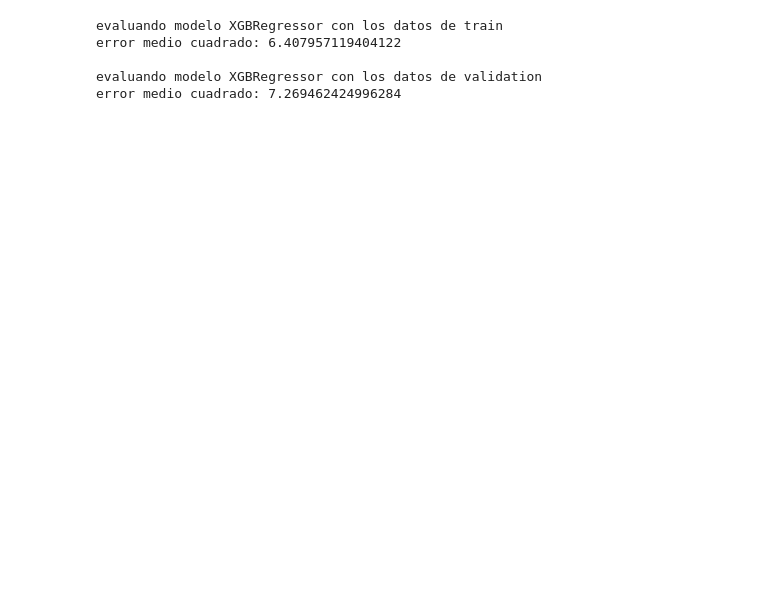
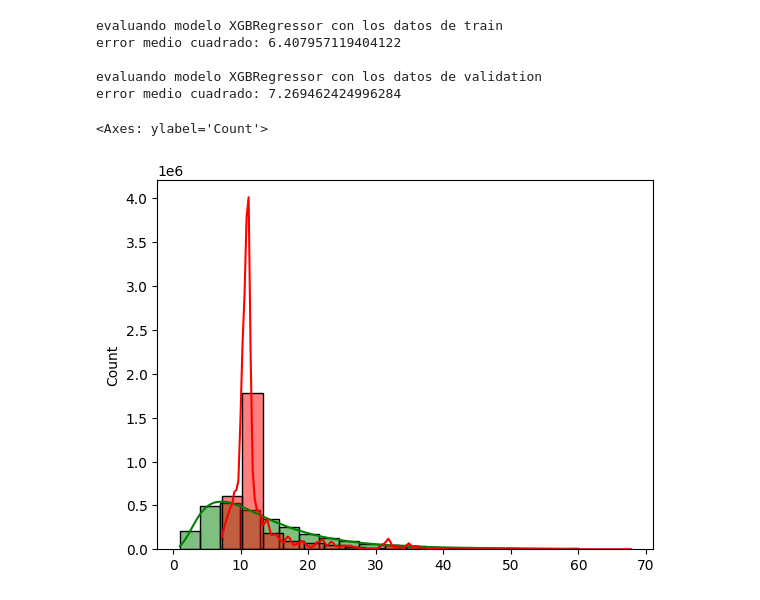
Before and after one commit to qCircuit/zoomcamps, a Jupyter notebook: duration/main.ipynb, the cells around one changed output. Saved outputs shown, nothing was run; the diff lists cells and outputs as text; code cells hidden in the pictures; blank space fills up the shorter version.

```diff
--- a/duration/main.ipynb
+++ b/duration/main.ipynb
@@ -97,3 +103,9 @@ error medio cuadrado: 6.407957119404122
 
 evaluando modelo XGBRegressor con los datos de validation
 error medio cuadrado: 7.269462424996284
+# %%
+sns.histplot(x=yts, kde=True, color='green', bins=20 ,alpha=0.5)
+sns.histplot(x=ypr, kde=True, color='red', bins=20 ,alpha=0.5)
+# %% [output]
+<Axes: ylabel='Count'>
+[figure, added]
```
Also changed, not shown: parts of 1 cell of this notebook.
